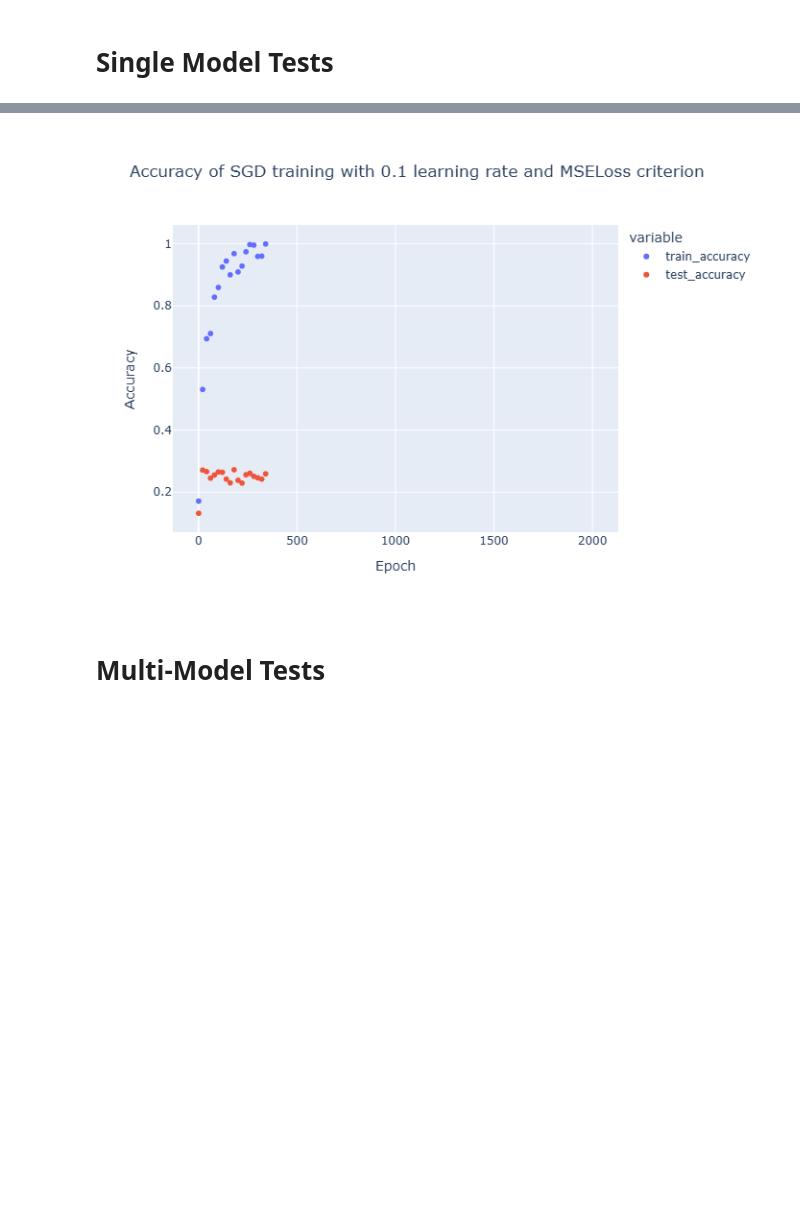
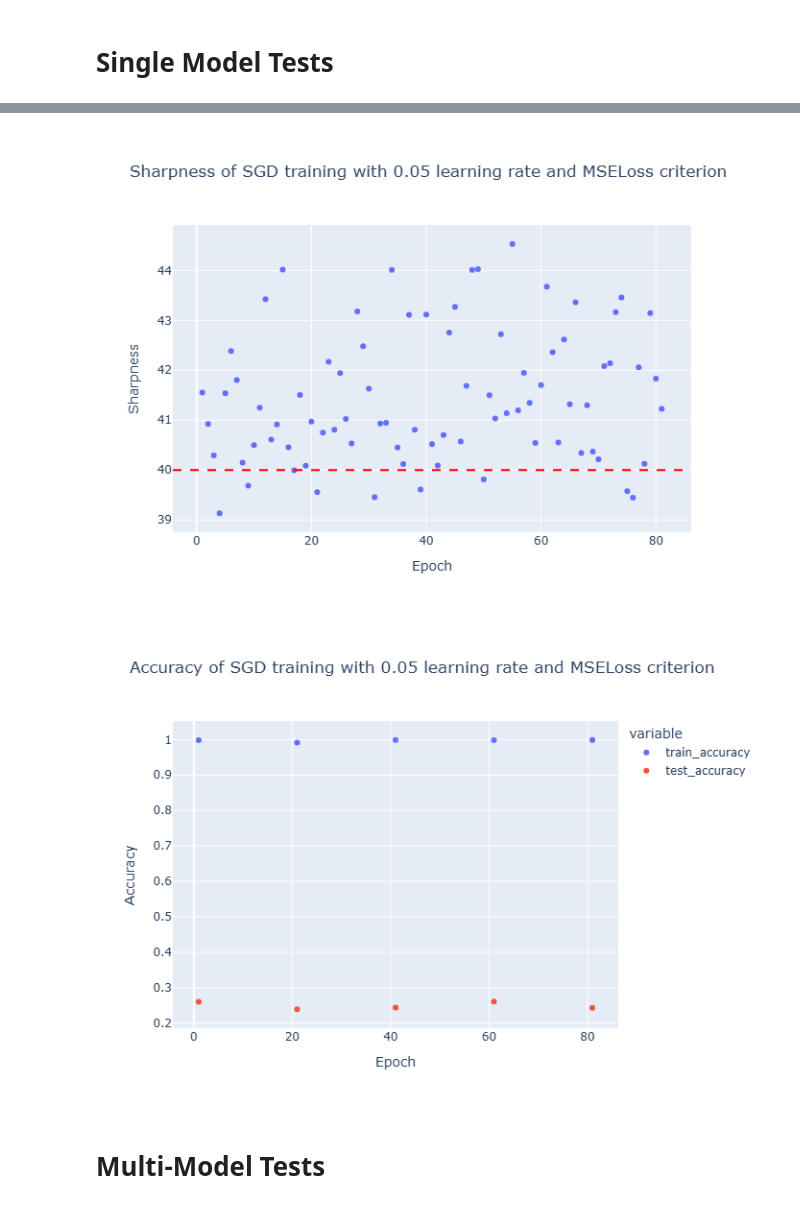
Before and after one commit to mfjacobsen/Investigating-NN-Optimizers, a Jupyter notebook: notebooks/eos_EC.ipynb, the cells around one changed output, grey strips where cells are left out. Drawn from its saved outputs; the diff is of its cells as text; code cells hidden in the pictures; blank space fills up the shorter version.

```diff
--- a/notebooks/eos_EC.ipynb
+++ b/notebooks/eos_EC.ipynb
@@ -145,3 +132,7 @@ plot_sharpness(metadata=md, output=out, model_id=11)
+# %%
+plot_sharpness(metadata=md, output=out, model_id=28)
+# %% [output]
+[figure, added]
 # %%
 def plot_accuracy(metadata, output, model_id, include_eos_threshold=True):
     # filter model_id
@@ -165,9 +156,9 @@ def plot_accuracy(metadata, output, model_id, include_eos_threshold=True):
 
     return fig
 # %%
-plot_accuracy(metadata=md, output=out, model_id=11)
+plot_accuracy(metadata=md, output=out, model_id=28)
 # %% [output]
-[figure, old version]
+[figure, new version]
 # %% [markdown]
 # Multi-Model Tests
 # %%
```
Also changed, not shown: parts of 15 cells of this notebook, 3 other files.
